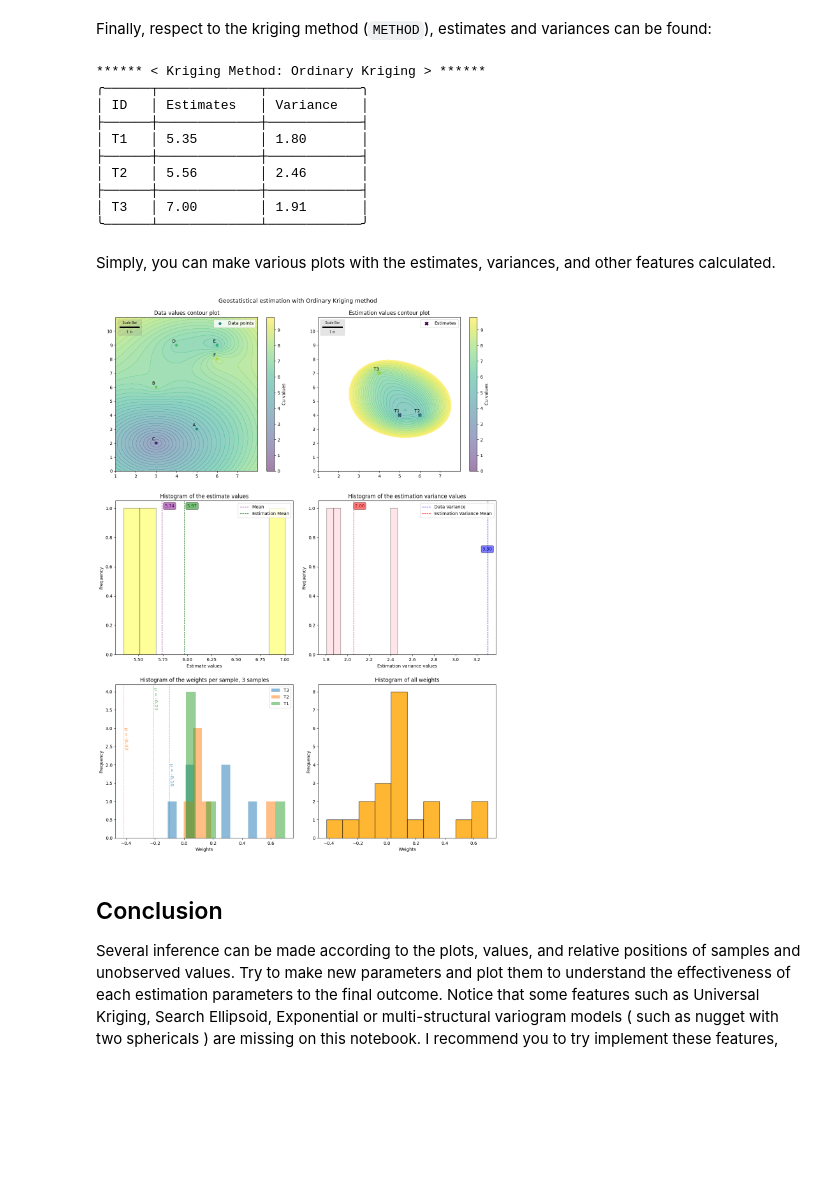
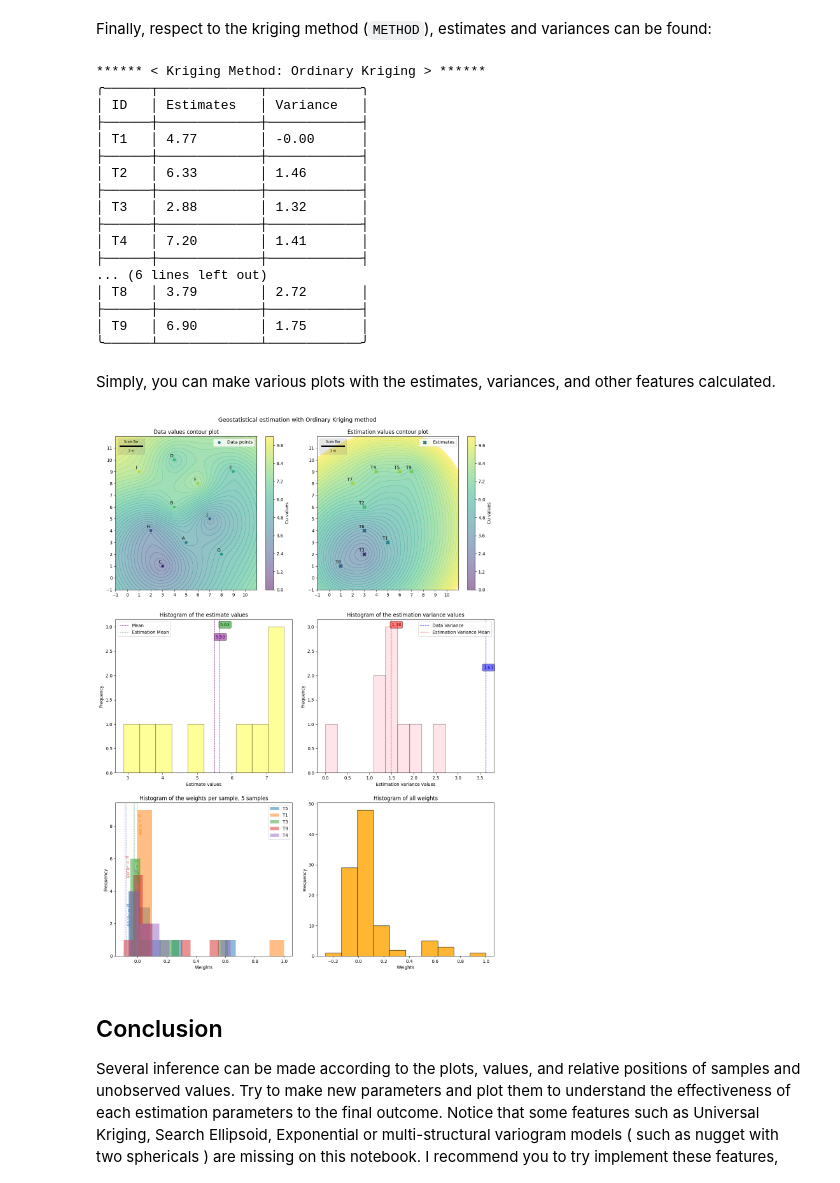
Before and after one commit to kiarash13p/Mineral-Resource-Geology-and-Modelling, a Jupyter notebook: Kriging Solution.ipynb, the cells around one changed output. Saved outputs shown, nothing was run; the diff lists cells and outputs as text; code cells hidden in the pictures; blank space fills up the shorter version.

```diff
--- a/Kriging Solution.ipynb
+++ b/Kriging Solution.ipynb
@@ -155,7 +155,7 @@ Or you can retrieve data from online sources, such as GitHub:
 
 def load_dataset_github() -> numpy.array:
     # URL of the raw data file on GitHub
-    url = "https://raw.githubusercontent.com/kiarash13p/Mineral-Resource-Geology-and-Modelling/main/Data/Kriging%20Solution/kriging%20solution.csv"
+    url = "https://raw.githubusercontent.com/kiarash13p/Mineral-Resource-Geology-and-Modelling/main/Data/Kriging%20Solution/data.csv"
     # Make an HTTP GET request to retrieve the data
     response = requests.get(url)
     response.raise_for_status() # prevent proceeding for invalid requests
@@ -166,7 +166,7 @@ def load_dataset_github() -> numpy.array:
 
 def load_targets_github() -> numpy.array:
     # URL of the raw data file on GitHub
-    url = "https://raw.githubusercontent.com/kiarash13p/Mineral-Resource-Geology-and-Modelling/main/Data/Kriging%20Solution/kriging%20solution.csv"
+    url = "https://raw.githubusercontent.com/kiarash13p/Mineral-Resource-Geology-and-Modelling/main/Data/Kriging%20Solution/targets.csv"
     # Make an HTTP GET request to retrieve the data
     response = requests.get(url)
     response.raise_for_status() # prevent proceeding for invalid requests
@@ -235,7 +235,7 @@ targets = load_targets_github()
 #     ('T3', 4, 7),
 # ], dtype=[('ID', '<U2'), ('X', '<f8'), ('Y', '<f8')])
 
-METHOD      =   "OK" #  Select from "OK", "SK" , and "UK" for Universal Kriging
+METHOD      =   "SK" #  Select from "OK", "SK" , and "UK" for Universal Kriging
 VARIABLE    =   "Cu" #  Select variable you want to interpolate
 MEAN        =   None  #  The mean of the variable, in simple kriging, it is the mean of the variable ( or predefined mean ), in ordinary kriging, it is None
 data        =   data_github # You can change this to data_csv or data_handy to use the other datasets
@@ -467,7 +467,7 @@ We define a temporary function here, `gammavalues` ( do not mix this up with `ga
 **Change the `Range` value to find the best fit**
 # %%
 gammavalues     =   numpy.vectorize( lambda x,y: semivariogram_model( x , nugget , gamma , y ) )
-Range           =   4.0 # < YOUR RANGE VALUE >
+Range           =   5.0 # < YOUR RANGE VALUE >
 # %% [markdown]
 Let's plot the variogram model against the experimental! you can modify all parameters of variogram model to find the best fit relatively to your experimental one.
 # %%
@@ -669,11 +683,18 @@ printtable( numpy.column_stack( (targets['ID'] , Estimation , EstVariance) )  ,
 ╭──────┬─────────────┬────────────╮
 │ ID   │ Estimates   │ Variance   │
 ├──────┼─────────────┼────────────┤
-│ T1   │ 5.35        │ 1.80       │
+│ T1   │ 4.77        │ -0.00      │
 ├──────┼─────────────┼────────────┤
-│ T2   │ 5.56        │ 2.46       │
+│ T2   │ 6.33        │ 1.46       │
 ├──────┼─────────────┼────────────┤
-│ T3   │ 7.00        │ 1.91       │
+│ T3   │ 2.88        │ 1.32       │
+├──────┼─────────────┼────────────┤
+│ T4   │ 7.20        │ 1.41       │
+├──────┼─────────────┼────────────┤
+... (6 lines left out)
+│ T8   │ 3.79        │ 2.72       │
+├──────┼─────────────┼────────────┤
+│ T9   │ 6.90        │ 1.75       │
 ╰──────┴─────────────┴────────────╯
 # %% [markdown]
 Simply, you can make various plots with the estimates, variances, and other features calculated.
@@ -759,7 +780,7 @@ axbotright.set_title('Histogram of the estimation variance values')
 axbotleft.axvline(x=mean, color='purple', linestyle='dashed', linewidth=1 , label = "Mean")
 min_ylim, max_ylim = axbotleft.get_ylim()
 axbotleft.text( mean*1.005,
-                max_ylim*0.98,
+                max_ylim*0.90,
                 '{:.2f}'.format(mean) ,
                 rotation=0,
                 rotation_mode = 'default',
@@ -813,39 +834,40 @@ axbotright.text(EstVariance.mean()+0.01,
 
 axbotright.legend()
 # Histogram of the weights
-NUMSAMPLES = 6  # How many samples you want to see in the histogram, you can change this value to see more or less samples
+NUMSAMPLES = 5  # How many samples you want to see in the histogram, you can change this value to see more or less samples
 random_indices = numpy.random.choice( weights.shape[0], size=min(weights.shape[0],NUMSAMPLES), replace=False)
+mupositions = numpy.random.uniform(0.98,0.5,len(random_indices))
 for i , weight_data in enumerate( weights[random_indices] ):
     _ , _ , pols =  axadditional1.hist(numpy.float64(weight_data[3:-1]) if METHOD == "OK" else numpy.float64(weight_data[3:]), bins=10, alpha=0.5 , label = weight_data[0])
     if METHOD == "OK":
         axadditional1.axvline(x=numpy.float64(weight_data[-1]), linestyle='dashed', linewidth=1 , color = pols[0].get_facecolor() )
         min_ylim, max_ylim = axadditional1.get_ylim()
         min_xlim, max_xlim = axadditional1.get_xlim()
         axadditional1.text( float(weight_data[-1]),
-                            max_ylim*numpy.random.uniform(0.95,0.98),
+                            max_ylim*mupositions[i],
                             f"μ = {float(weight_data[-1]):.2f}" ,
                             rotation=-90 ,
                             rotation_mode = 'anchor',
                             color = pols[0].get_facecolor(),
                             verticalalignment = 'bottom' ,
                             horizontalalignment = 'left' ,
                             fontweight = 'bold')
 # axadditional1.set_xlim(numpy.min(numpy.float64(weight_data[3:])),numpy.max(numpy.float64(weight_data[3:])))
 axadditional1.set_xlabel('Weights')
 axadditional1.set_ylabel('Frequency')
 axadditional1.set_title('Histogram of the weights per sample, {n} samples'.format(n=min(weights.shape[0],NUMSAMPLES)))
 axadditional1.legend()
 
 axadditional2.hist(numpy.float64(weights[:,3:].ravel()), bins=10, alpha=0.8 , color = 'orange' , edgecolor='black')
 axadditional2.set_xlabel('Weights')
 axadditional2.set_ylabel('Frequency')
 axadditional2.set_title('Histogram of all weights')
 
 fig3.suptitle( 'Geostatistical estimation with {m} method'.format( m = "Ordinary Kriging" if METHOD=="OK" else "Simple Kriging" if METHOD=="SK" else "Universal Kriging") , fontsize=13)
 fig3.tight_layout(pad=2.0)
 plt.show()
 # %% [output]
-[figure, old version]
+[figure, new version]
 # %% [markdown]
 ## Conclusion
 
```
Also changed, not shown: parts of 15 cells of this notebook.
